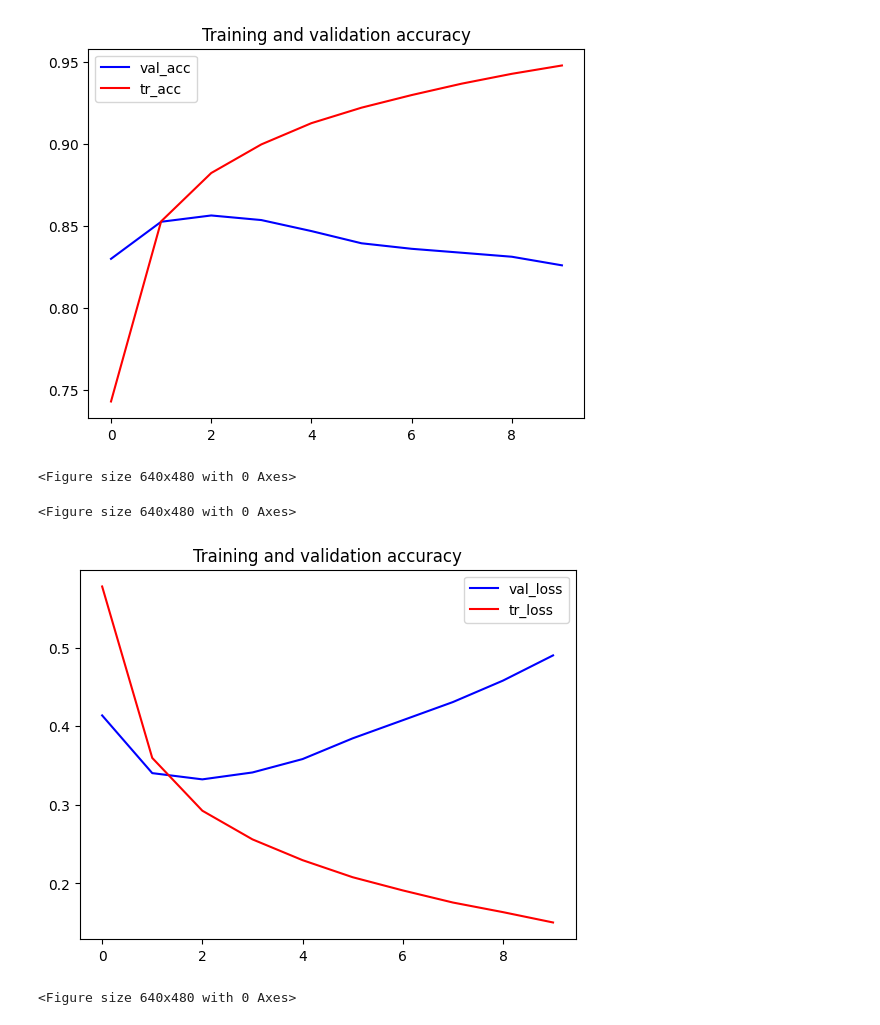
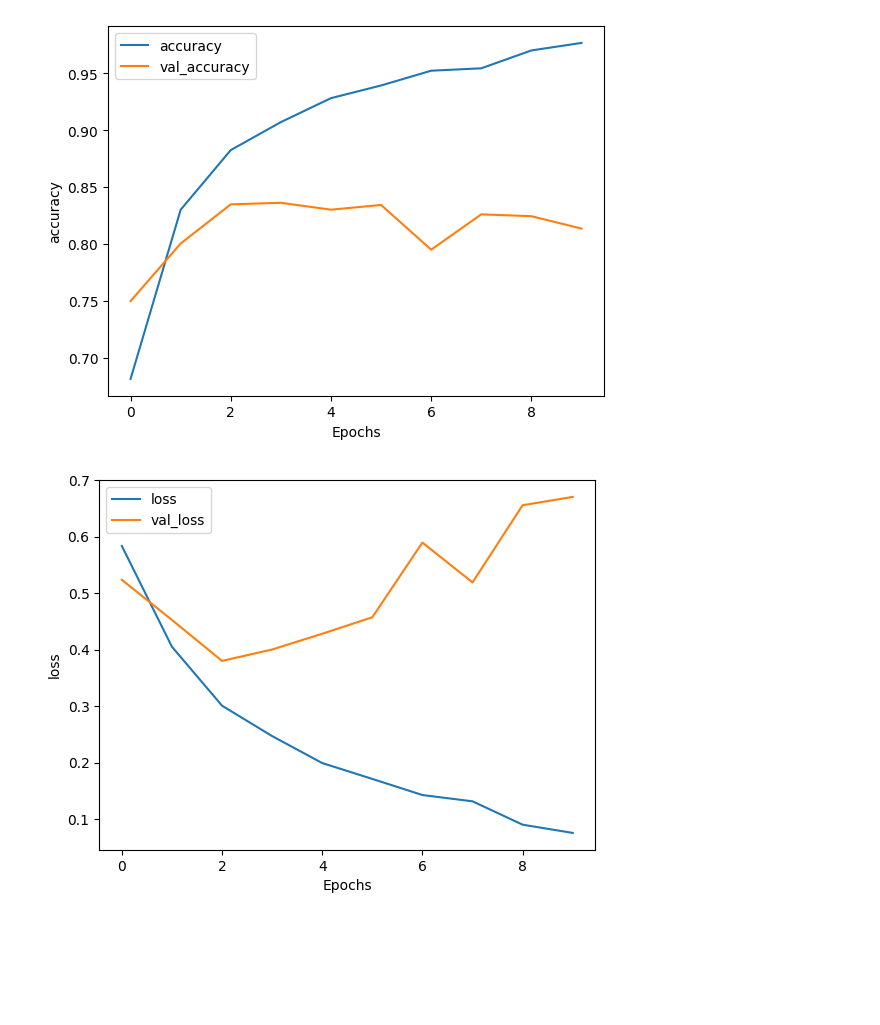
Before and after one commit to rezamohammadloo/imdb-review, a Jupyter notebook: imdb.ipynb, the cells around one changed output. Saved outputs shown, nothing was run; the diff lists cells and outputs as text; code cells hidden in the pictures; blank space fills up the shorter version.

```diff
--- a/imdb.ipynb
+++ b/imdb.ipynb
@@ -47,8 +66,20 @@ testing_padded = pad_sequences(testing_sequences, maxlen = max_length)
 # %%
 import tensorflow as tf
+
+# Hyperparameters
+embedding_dim = 64
+lstm1_dim = 64
+lstm2_dim = 32
+dense_dim = 64
+
+# Build the model
 model = tf.keras.Sequential([
-    tf.keras.layers.Embedding(vocab_size, embedding_dim, input_length = max_length),
-    tf.keras.layers.GlobalAveragePooling1D(),#we can use GlobalAveragePooling1D() insted
-    tf.keras.layers.Dense(6, activation = 'relu'),
-    tf.keras.layers.Dense(1, activation = 'sigmoid')
+    tf.keras.layers.Embedding(tokenizer.vocab_size, embedding_dim),
+    tf.keras.layers.Bidirectional(tf.keras.layers.LSTM(lstm1_dim, return_sequences=True)),
+    tf.keras.layers.Bidirectional(tf.keras.layers.LSTM(lstm2_dim)),
+    tf.keras.layers.Dense(dense_dim, activation='relu'),
+    tf.keras.layers.Dense(1, activation='sigmoid')
 ])
+
+# Print the model summary
+model.summary()
@@ -77,8 +107,7 @@ _________________________________________________________________
 # %%
-num_epochs = 10
-history = model.fit(padded,
-          training_labels_final,
-          epochs = num_epochs,
-          validation_data = (testing_padded, testing_labels_final))
+NUM_EPOCHS = 10
+
+# Train the model
+history = model.fit(train_dataset, epochs=NUM_EPOCHS, validation_data=test_dataset)
 # %% [output]
 Epoch 1/10
@@ -104,31 +133,18 @@ Epoch 10/10
-# %%
-import matplotlib.pyplot as plt
-
-accuracy=history.history['accuracy']
-loss = history.history['loss']
-
-val_accuracy = history.history['val_accuracy']
-val_loss=history.history['val_loss']
-
-epochs=range(len(loss))
-
-
-plt.plot(epochs, val_accuracy, 'b', label='val_acc')
-plt.plot(epochs, accuracy, 'r', label='tr_acc')
-plt.title('Training and validation accuracy')
-plt.legend(loc=0)
-plt.figure()
-
-plt.show()
-
-plt.plot(epochs, val_loss, 'b', label='val_loss')
-plt.plot(epochs, loss, 'r', label='tr_loss')
-plt.title('Training and validation accuracy')
-plt.legend(loc=0)
-plt.figure()
-# %% [output]
-[figure, removed]
-<Figure size 640x480 with 0 Axes>
-<Figure size 640x480 with 0 Axes>
-[figure, removed]
-<Figure size 640x480 with 0 Axes>
+# %%
+import matplotlib.pyplot as plt
+
+# Plot utility
+def plot_graphs(history, string):
+  plt.plot(history.history[string])
+  plt.plot(history.history['val_'+string])
+  plt.xlabel("Epochs")
+  plt.ylabel(string)
+  plt.legend([string, 'val_'+string])
+  plt.show()
+
+# Plot the accuracy and results
+plot_graphs(history, "accuracy")
+plot_graphs(history, "loss")
+# %% [output]
+[figure, added]
+[figure, added]
```
Also changed, not shown: parts of 12 cells of this notebook.
